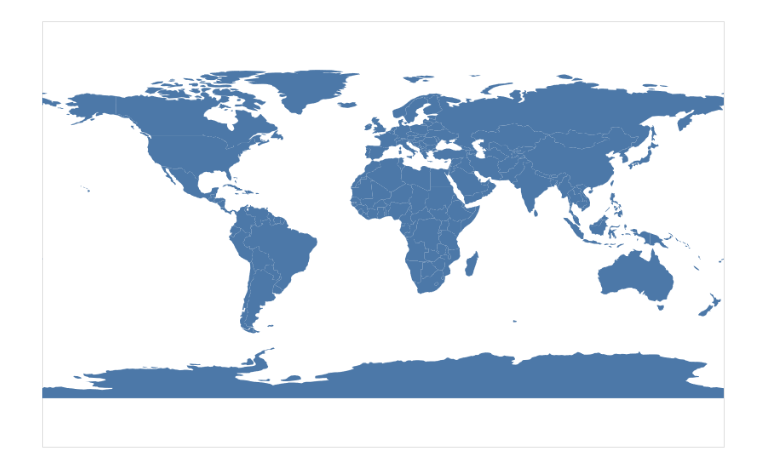
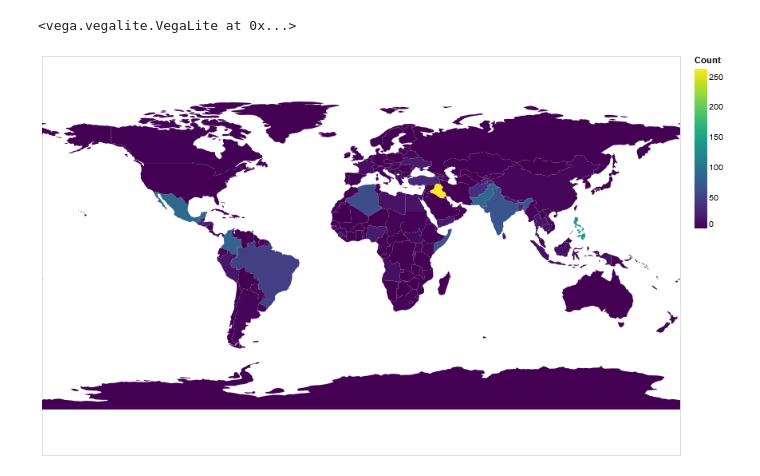
Before and after one commit to seashiva94/data_viz_project, a Jupyter notebook: mapColor.ipynb, the cells around one changed output. Drawn from its saved outputs; the diff is of its cells as text; code cells hidden in the pictures.

```diff
--- a/mapColor.ipynb
+++ b/mapColor.ipynb
@@ -6,0 +69,19 @@ RendererRegistry.enable('default')
+# %%
+country_counts_df = cjp.groupby('Country_killed').count()
+
+final_country_counts = []
+final_country_names = country_counts_df.index.values
+final_country_codes = []
+for i in range(country_counts_df.shape[0]):
+    code = codes_dict[final_country_names[i]]
+    final_country_codes.append(code)
+
+    count = max(country_counts_df.iloc[i])
+    final_country_counts.append(count)
+
+final_counts_df = pd.DataFrame()
+final_counts_df['Country'] = final_country_names
+final_counts_df['Code'] = final_country_codes
+final_counts_df['Count'] = final_country_counts
+
+final_counts_df.head()
@@ -6,0 +95,3 @@ RendererRegistry.enable('default')
+# %%
+result = pd.merge(df, final_counts_df, on = 'Code', how='left')
+result.head()
@@ -6,0 +105,6 @@ RendererRegistry.enable('default')
+# %%
+result.drop('Country_y',inplace=True, axis=1)
+result = result.fillna(0)
+result.columns = ['Code', 'Country', 'Count']
+result['Code'] = result['Code'].astype(int)
+result.head()
@@ -7,13 +118,19 @@ RendererRegistry.enable('default')
 # %%
-countries = alt.topo_feature(data.world_110m.url, 'countries')
+from vega_datasets import data as data_vega
+countries = alt.topo_feature(data_vega.world_110m.url, 'countries')
 # %%
-alt.Chart(countries).mark_geoshape().encode(
-    tooltip='id:N'
-).project(
-    'equirectangular'
+alt.Chart(countries).mark_geoshape().project(
+    type='equirectangular'
+).transform_lookup(
+    lookup='id',
+    from_=alt.LookupData(result, 'Code', ['Count','Country','Code'])
+).encode(
+    color='Count:Q',
+    tooltip=['Country:N','Code:N','Count:Q']
 ).properties(
     width=800,
     height=500,
 )
 # %% [output]
+<vega.vegalite.VegaLite at 0x...>
-[figure, old version]
+[figure, new version]
```
Also changed, not shown: parts of 15 cells of this notebook.
